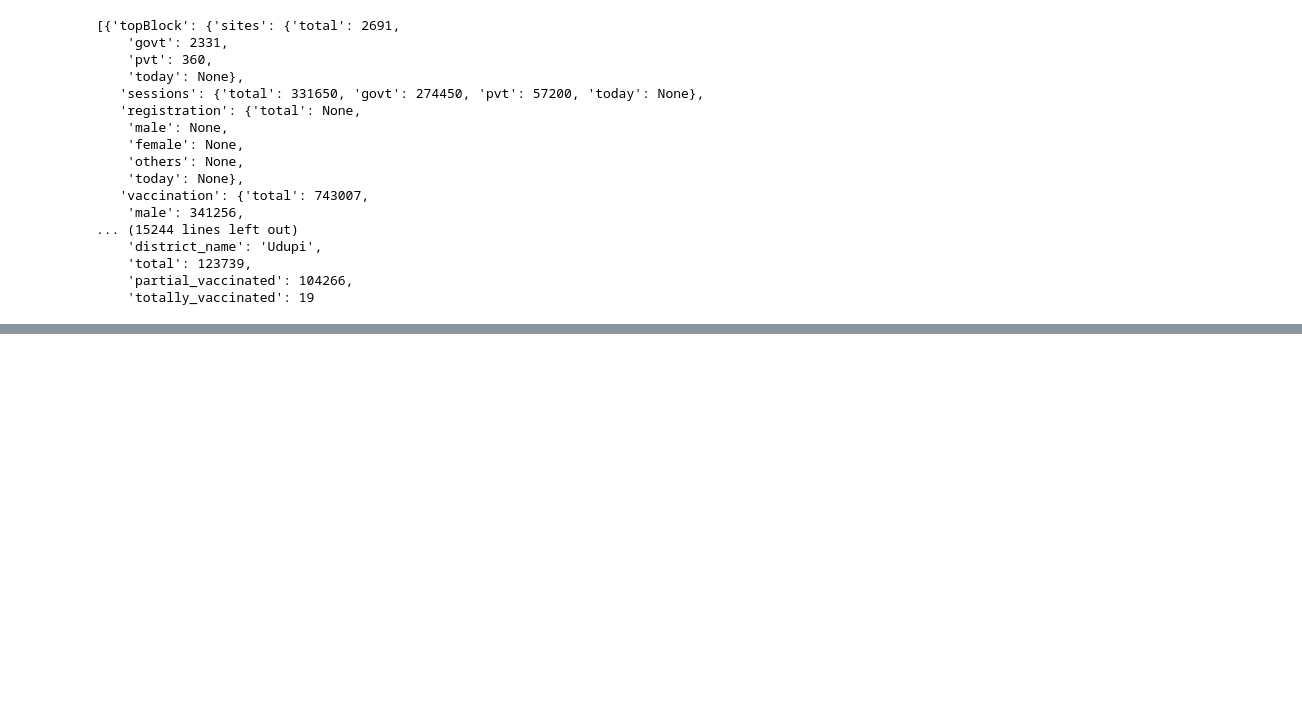
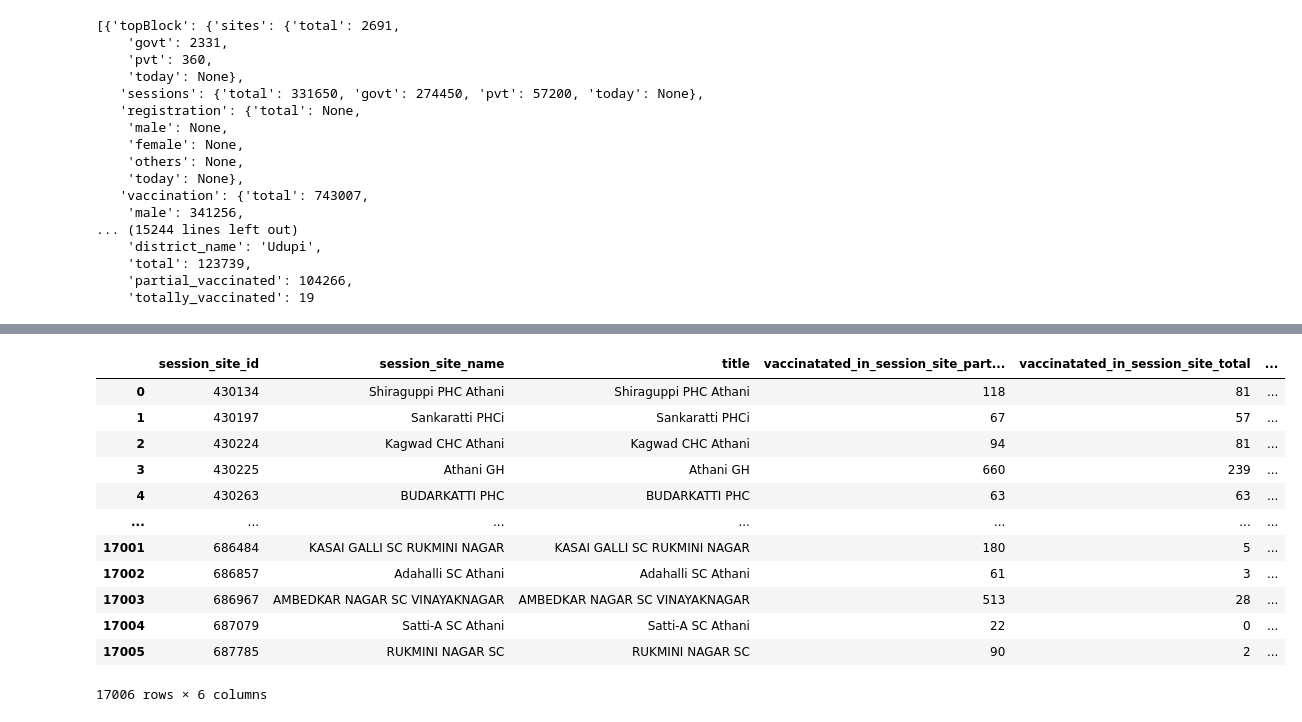
Before and after one commit to kaarana/CoWIN-Data, a Jupyter notebook: Vaccine Analysis.ipynb, the cells around one changed output, grey strips where cells are left out. Saved outputs shown, nothing was run; the diff lists cells and outputs as text; code cells hidden in the pictures; blank space fills up the shorter version.

```diff
--- a/Vaccine Analysis.ipynb
+++ b/Vaccine Analysis.ipynb
@@ -328,0 +587,16 @@ def prep_for_pdf(state_code, district_code):
+# %%
+df_session_site
+# %% [output]
+|  | session_site_id | session_site_name | title | vaccinatated_in_session_site_part... | vaccinatated_in_session_site_total | ... |
+| 0 | 430134 | Shiraguppi PHC Athani | Shiraguppi PHC Athani | 118 | 81 | ... |
+| 1 | 430197 | Sankaratti PHCi | Sankaratti PHCi | 67 | 57 | ... |
+| 2 | 430224 | Kagwad CHC Athani | Kagwad CHC Athani | 94 | 81 | ... |
+| 3 | 430225 | Athani GH | Athani GH | 660 | 239 | ... |
+| 4 | 430263 | BUDARKATTI PHC | BUDARKATTI PHC | 63 | 63 | ... |
+| ... | ... | ... | ... | ... | ... | ... |
+| 17001 | 686484 | KASAI GALLI SC RUKMINI NAGAR | KASAI GALLI SC RUKMINI NAGAR | 180 | 5 | ... |
+| 17002 | 686857 | Adahalli SC Athani | Adahalli SC Athani | 61 | 3 | ... |
+| 17003 | 686967 | AMBEDKAR NAGAR SC VINAYAKNAGAR | AMBEDKAR NAGAR SC VINAYAKNAGAR | 513 | 28 | ... |
+| 17004 | 687079 | Satti-A SC Athani | Satti-A SC Athani | 22 | 0 | ... |
+| 17005 | 687785 | RUKMINI NAGAR SC | RUKMINI NAGAR SC | 90 | 2 | ... |
+17006 rows × 6 columns
```
Also changed, not shown: parts of 10 cells of this notebook.
